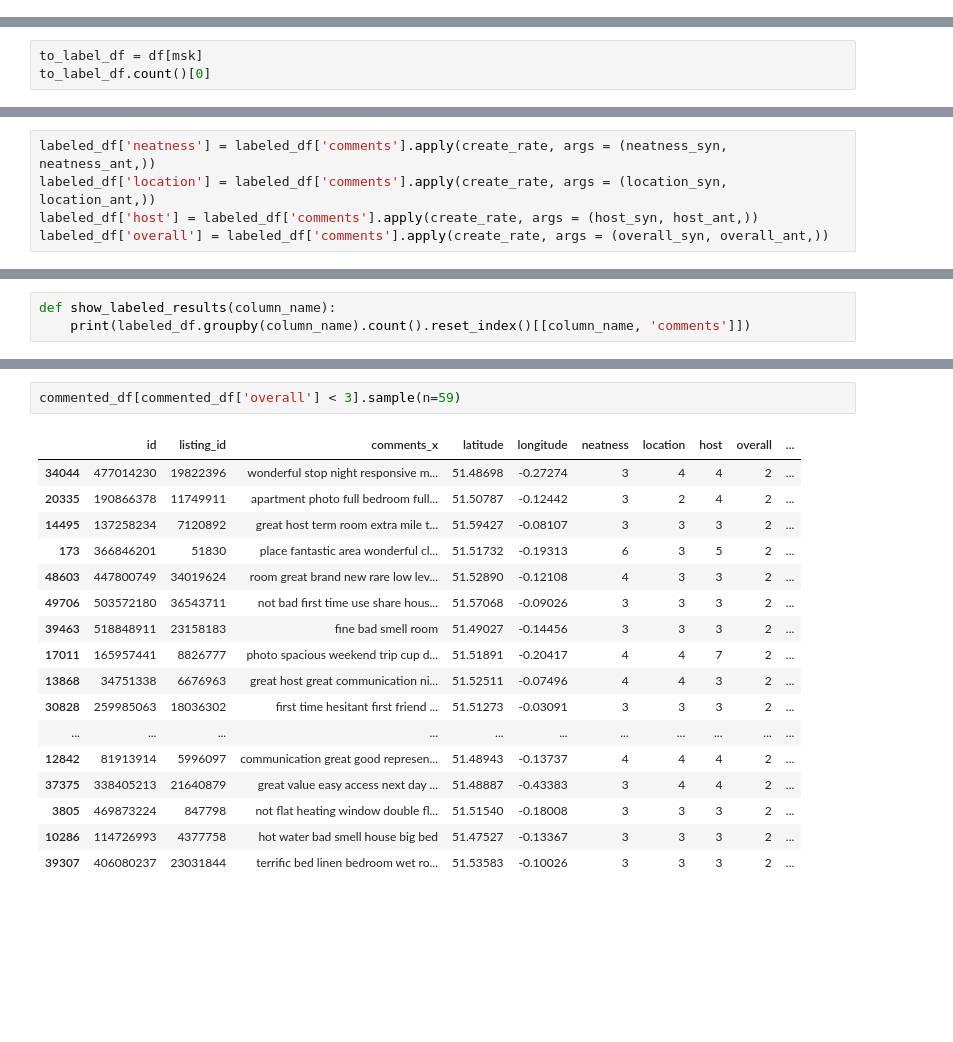
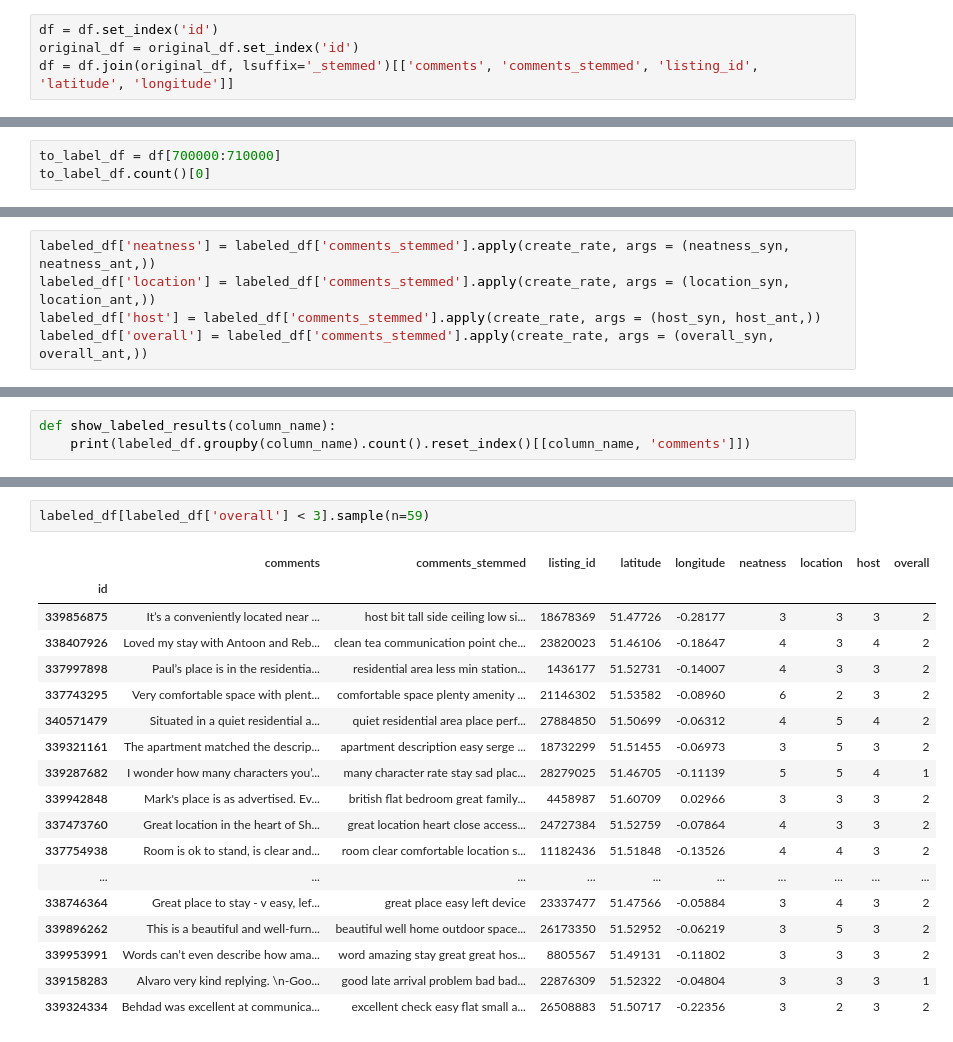
Before and after one commit to ficmichal/SemanticAnalysisOfAirbnbData, a Jupyter notebook: labelization.ipynb, the cells around one changed output, grey strips where cells are left out. Cells and saved outputs as stored; diff of their text form; blank space fills up the shorter version.

```diff
--- a/labelization.ipynb
+++ b/labelization.ipynb
@@ -15,6 +15,10 @@ df['comments'] = df['comments'].astype(str)
 original_df = pd.read_csv('reviews.csv')
 original_df = original_df[['id', 'comments']]
 original_df['comments'] = original_df['comments'].astype(str)
+# %%
+df = df.set_index('id')
+original_df = original_df.set_index('id')
+df = df.join(original_df, lsuffix='_stemmed')[['comments', 'comments_stemmed', 'listing_id', 'latitude', 'longitude']]
 # %%
 df.head()
 # %% [output]
@@ -126,4 +146,4 @@ msk = np.random.rand(len(df)) < msk_size
 # %%
-to_label_df = df[msk]
+to_label_df = df[700000:710000]
 to_label_df.count()[0]
 # %% [output]
@@ -170,10 +191,10 @@ def create_rate(comment, label_synonyms, label_antonyms):
 # %%
 labeled_df = to_label_df.copy()
 # %%
-labeled_df['neatness'] = labeled_df['comments'].apply(create_rate, args = (neatness_syn, neatness_ant,))
-labeled_df['location'] = labeled_df['comments'].apply(create_rate, args = (location_syn, location_ant,))
-labeled_df['host'] = labeled_df['comments'].apply(create_rate, args = (host_syn, host_ant,))
-labeled_df['overall'] = labeled_df['comments'].apply(create_rate, args = (overall_syn, overall_ant,))
+labeled_df['neatness'] = labeled_df['comments_stemmed'].apply(create_rate, args = (neatness_syn, neatness_ant,))
+labeled_df['location'] = labeled_df['comments_stemmed'].apply(create_rate, args = (location_syn, location_ant,))
+labeled_df['host'] = labeled_df['comments_stemmed'].apply(create_rate, args = (host_syn, host_ant,))
+labeled_df['overall'] = labeled_df['comments_stemmed'].apply(create_rate, args = (overall_syn, overall_ant,))
 # %%
 labeled_df.head(20)
 # %% [output]
@@ -309,21 +302,22 @@ commented_df[commented_df['host'] < 3].head(59)
 # %%
-commented_df[commented_df['overall'] < 3].sample(n=59)
+labeled_df[labeled_df['overall'] < 3].sample(n=59)
 # %% [output]
-|  | id | listing_id | comments_x | latitude | longitude | neatness | location | host | overall | ... |
-| 34044 | 477014230 | 19822396 | wonderful stop night responsive m... | 51.48698 | -0.27274 | 3 | 4 | 4 | 2 | ... |
-| 20335 | 190866378 | 11749911 | apartment photo full bedroom full... | 51.50787 | -0.12442 | 3 | 2 | 4 | 2 | ... |
-| 14495 | 137258234 | 7120892 | great host term room extra mile t... | 51.59427 | -0.08107 | 3 | 3 | 3 | 2 | ... |
-| 173 | 366846201 | 51830 | place fantastic area wonderful cl... | 51.51732 | -0.19313 | 6 | 3 | 5 | 2 | ... |
-| 48603 | 447800749 | 34019624 | room great brand new rare low lev... | 51.52890 | -0.12108 | 4 | 3 | 3 | 2 | ... |
-| 49706 | 503572180 | 36543711 | not bad first time use share hous... | 51.57068 | -0.09026 | 3 | 3 | 3 | 2 | ... |
-| 39463 | 518848911 | 23158183 | fine bad smell room | 51.49027 | -0.14456 | 3 | 3 | 3 | 2 | ... |
-| 17011 | 165957441 | 8826777 | photo spacious weekend trip cup d... | 51.51891 | -0.20417 | 4 | 4 | 7 | 2 | ... |
-| 13868 | 34751338 | 6676963 | great host great communication ni... | 51.52511 | -0.07496 | 4 | 4 | 3 | 2 | ... |
-| 30828 | 259985063 | 18036302 | first time hesitant first friend ... | 51.51273 | -0.03091 | 3 | 3 | 3 | 2 | ... |
-| ... | ... | ... | ... | ... | ... | ... | ... | ... | ... | ... |
-| 12842 | 81913914 | 5996097 | communication great good represen... | 51.48943 | -0.13737 | 4 | 4 | 4 | 2 | ... |
-| 37375 | 338405213 | 21640879 | great value easy access next day ... | 51.48887 | -0.43383 | 3 | 4 | 4 | 2 | ... |
-| 3805 | 469873224 | 847798 | not flat heating window double fl... | 51.51540 | -0.18008 | 3 | 3 | 3 | 2 | ... |
-| 10286 | 114726993 | 4377758 | hot water bad smell house big bed | 51.47527 | -0.13367 | 3 | 3 | 3 | 2 | ... |
-| 39307 | 406080237 | 23031844 | terrific bed linen bedroom wet ro... | 51.53583 | -0.10026 | 3 | 3 | 3 | 2 | ... |
+|  | comments | comments_stemmed | listing_id | latitude | longitude | neatness | location | host | overall |
+| id |  |  |  |  |  |  |  |  |  |
+| 339856875 | It’s a conveniently located near ... | host bit tall side ceiling low si... | 18678369 | 51.47726 | -0.28177 | 3 | 3 | 3 | 2 |
+| 338407926 | Loved my stay with Antoon and Reb... | clean tea communication point che... | 23820023 | 51.46106 | -0.18647 | 4 | 3 | 4 | 2 |
+| 337997898 | Paul’s place is in the residentia... | residential area less min station... | 1436177 | 51.52731 | -0.14007 | 4 | 3 | 3 | 2 |
+| 337743295 | Very comfortable space with plent... | comfortable space plenty amenity ... | 21146302 | 51.53582 | -0.08960 | 6 | 2 | 3 | 2 |
+| 340571479 | Situated in a quiet residential a... | quiet residential area place perf... | 27884850 | 51.50699 | -0.06312 | 4 | 5 | 4 | 2 |
+| 339321161 | The apartment matched the descrip... | apartment description easy serge ... | 18732299 | 51.51455 | -0.06973 | 3 | 5 | 3 | 2 |
+| 339287682 | I wonder how many characters you’... | many character rate stay sad plac... | 28279025 | 51.46705 | -0.11139 | 5 | 5 | 4 | 1 |
+| 339942848 | Mark's place is as advertised. Ev... | british flat bedroom great family... | 4458987 | 51.60709 | 0.02966 | 3 | 3 | 3 | 2 |
+| 337473760 | Great location in the heart of Sh... | great location heart close access... | 24727384 | 51.52759 | -0.07864 | 4 | 3 | 3 | 2 |
+| 337754938 | Room is ok to stand, is clear and... | room clear comfortable location s... | 11182436 | 51.51848 | -0.13526 | 4 | 4 | 3 | 2 |
+| ... | ... | ... | ... | ... | ... | ... | ... | ... | ... |
+| 338746364 | Great place to stay - v easy, lef... | great place easy left device | 23337477 | 51.47566 | -0.05884 | 3 | 4 | 3 | 2 |
+| 339896262 | This is a beautiful and well-furn... | beautiful well home outdoor space... | 26173350 | 51.52952 | -0.06219 | 3 | 5 | 3 | 2 |
+| 339953991 | Words can’t even describe how ama... | word amazing stay great great hos... | 8805567 | 51.49131 | -0.11802 | 3 | 3 | 3 | 2 |
+| 339158283 | Alvaro very kind replying. \n-Goo... | good late arrival problem bad bad... | 22876309 | 51.52322 | -0.04804 | 3 | 3 | 3 | 1 |
+| 339324334 | Behdad was excellent at communica... | excellent check easy flat small a... | 26508883 | 51.50717 | -0.22356 | 3 | 2 | 3 | 2 |
 # %%
```
Also changed, not shown: parts of 28 cells of this notebook, 1 other file.
